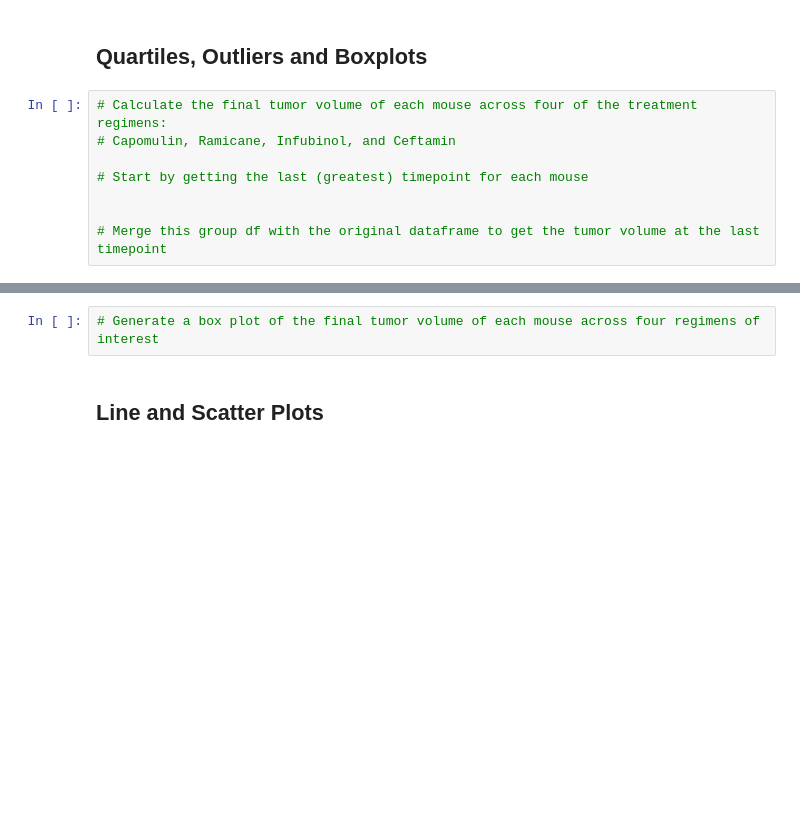
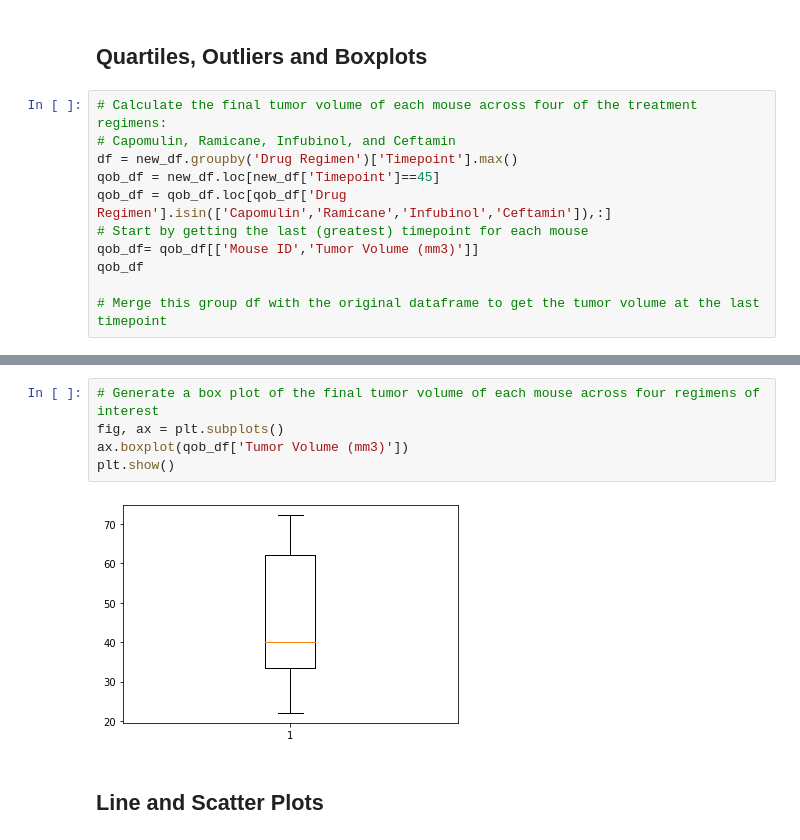
Before and after one commit to carterkioski/matplotlib-challenge, a Jupyter notebook: CarterKioski_Answer/CarterKioski_pymaceuticals.ipynb, the cells around one changed output, grey strips where cells are left out. Drawn from its saved outputs; the diff is of its cells as text; blank space fills up the shorter version.

```diff
--- a/CarterKioski_Answer/CarterKioski_pymaceuticals.ipynb
+++ b/CarterKioski_Answer/CarterKioski_pymaceuticals.ipynb
@@ -147,8 +153,11 @@ TypeError: pie() got an unexpected keyword argument 'y'
 # %%
 # Calculate the final tumor volume of each mouse across four of the treatment regimens:
 # Capomulin, Ramicane, Infubinol, and Ceftamin
-
+df = new_df.groupby('Drug Regimen')['Timepoint'].max()
+qob_df = new_df.loc[new_df['Timepoint']==45]
+qob_df = qob_df.loc[qob_df['Drug Regimen'].isin(['Capomulin','Ramicane','Infubinol','Ceftamin']),:]
 # Start by getting the last (greatest) timepoint for each mouse
-
+qob_df= qob_df[['Mouse ID','Tumor Volume (mm3)']]
+qob_df
 
 # Merge this group df with the original dataframe to get the tumor volume at the last timepoint
@@ -172,5 +202,10 @@ TypeError: pie() got an unexpected keyword argument 'y'
 # %%
 # Generate a box plot of the final tumor volume of each mouse across four regimens of interest
+fig, ax = plt.subplots()
+ax.boxplot(qob_df['Tumor Volume (mm3)'])
+plt.show()
+# %% [output]
+[figure, added]
 # %% [markdown]
 ## Line and Scatter Plots
 # %%
```
Also changed, not shown: parts of 4 cells of this notebook.
